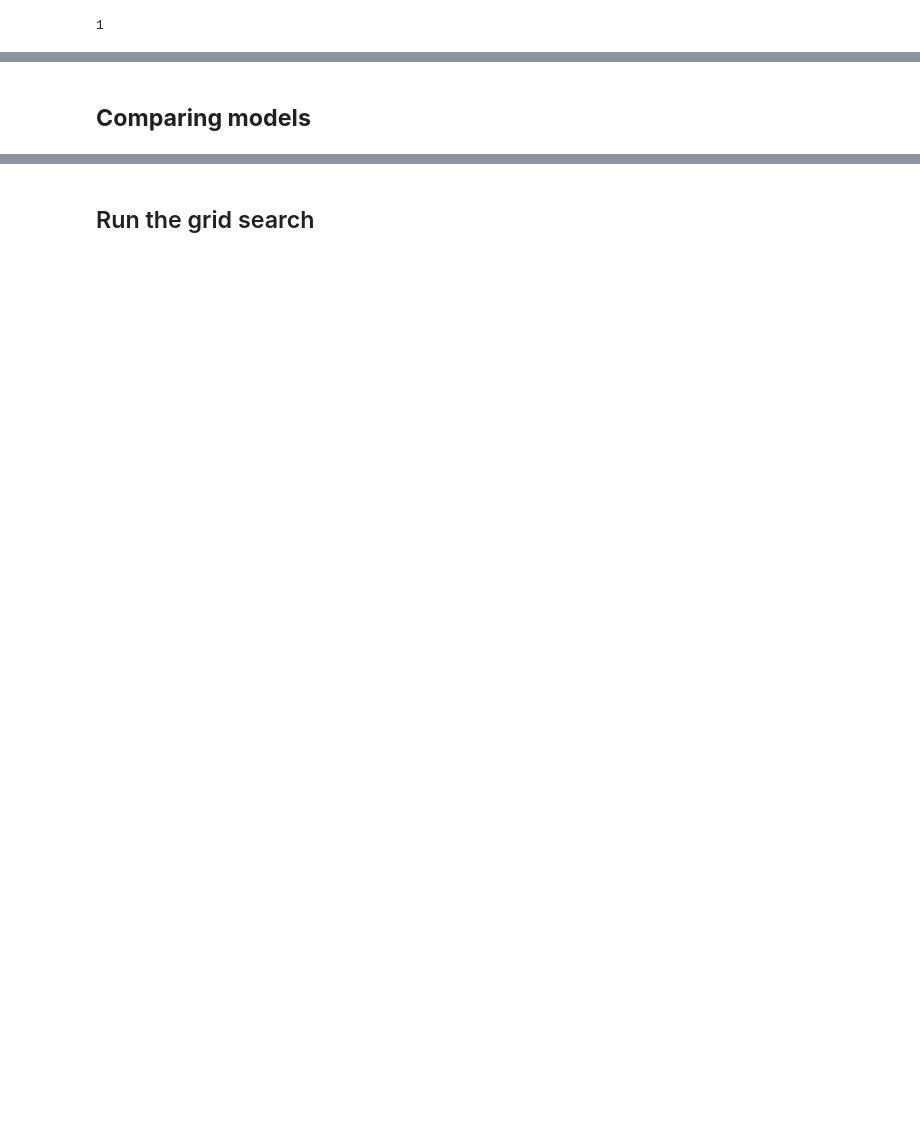
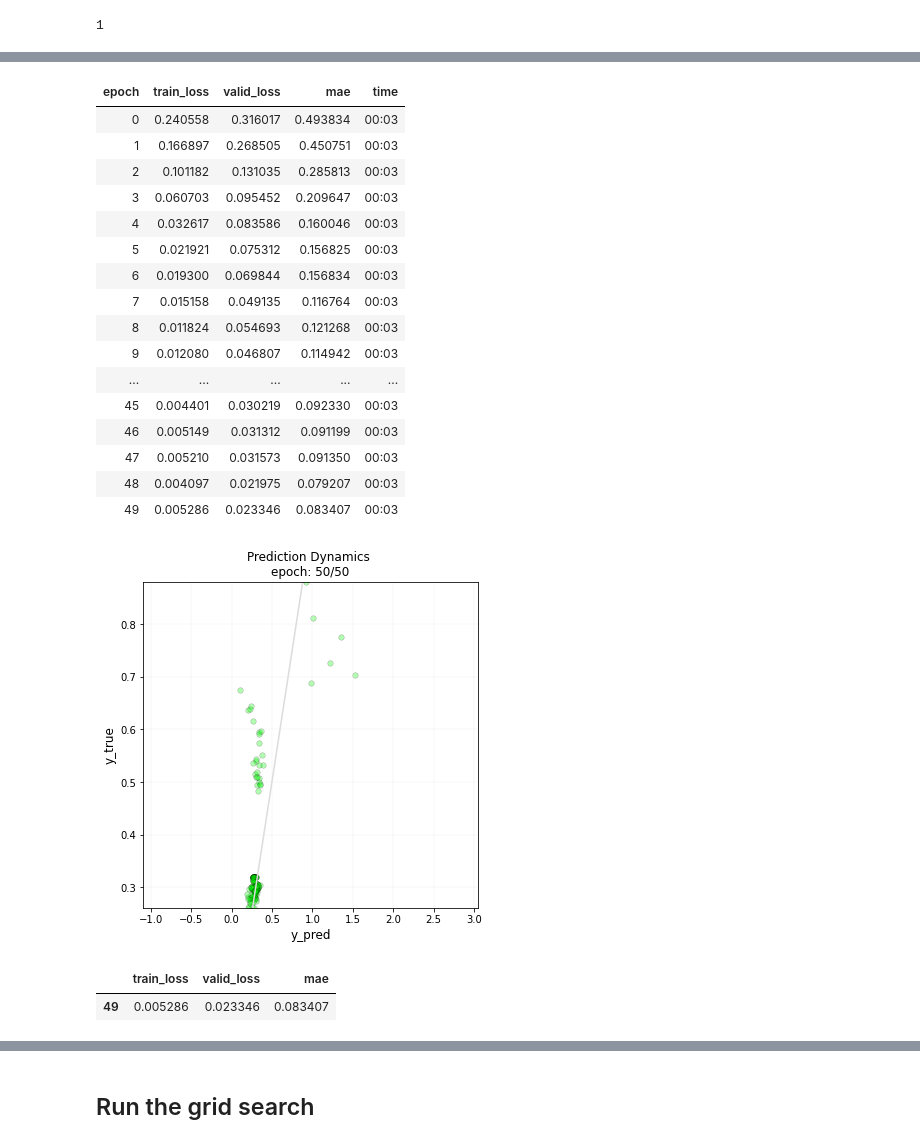
Before and after one commit to Lion-Mod/My-electrophoresis-sense-is-tingling, a Jupyter notebook: sensor_prediction.ipynb, the cells around one changed output, grey strips where cells are left out. Cells and saved outputs as stored; diff of their text form; code cells hidden in the pictures; blank space fills up the shorter version.

```diff
--- a/sensor_prediction.ipynb
+++ b/sensor_prediction.ipynb
@@ -172,2 +154,28 @@ learn.fine_tune(50, 1e-4, cbs = [PredictionDynamics], wd = 0.01)
-# %% [markdown]
-## **Comparing models**
+# %%
+# Training loop
+# - Fit for 50 epochs
+# - Learning rate at 1e-5
+# - Use PredictionDynamics callback to see the predictions after each epoch/at the end of training
+# - Add a tiny bit of weight decay to lessen overfitting
+learn.fit_one_cycle(50, 1e-5, cbs = [PredictionDynamics], wd = 0.01)
+# %% [output]
+| epoch | train_loss | valid_loss | mae | time |
+| 0 | 0.240558 | 0.316017 | 0.493834 | 00:03 |
+| 1 | 0.166897 | 0.268505 | 0.450751 | 00:03 |
+| 2 | 0.101182 | 0.131035 | 0.285813 | 00:03 |
+| 3 | 0.060703 | 0.095452 | 0.209647 | 00:03 |
+| 4 | 0.032617 | 0.083586 | 0.160046 | 00:03 |
+| 5 | 0.021921 | 0.075312 | 0.156825 | 00:03 |
+| 6 | 0.019300 | 0.069844 | 0.156834 | 00:03 |
+| 7 | 0.015158 | 0.049135 | 0.116764 | 00:03 |
+| 8 | 0.011824 | 0.054693 | 0.121268 | 00:03 |
+| 9 | 0.012080 | 0.046807 | 0.114942 | 00:03 |
+| ... | ... | ... | ... | ... |
+| 45 | 0.004401 | 0.030219 | 0.092330 | 00:03 |
+| 46 | 0.005149 | 0.031312 | 0.091199 | 00:03 |
+| 47 | 0.005210 | 0.031573 | 0.091350 | 00:03 |
+| 48 | 0.004097 | 0.021975 | 0.079207 | 00:03 |
+| 49 | 0.005286 | 0.023346 | 0.083407 | 00:03 |
+[figure, added]
+|  | train_loss | valid_loss | mae |
+| 49 | 0.005286 | 0.023346 | 0.083407 |
```
Also changed, not shown: parts of 26 cells of this notebook.
